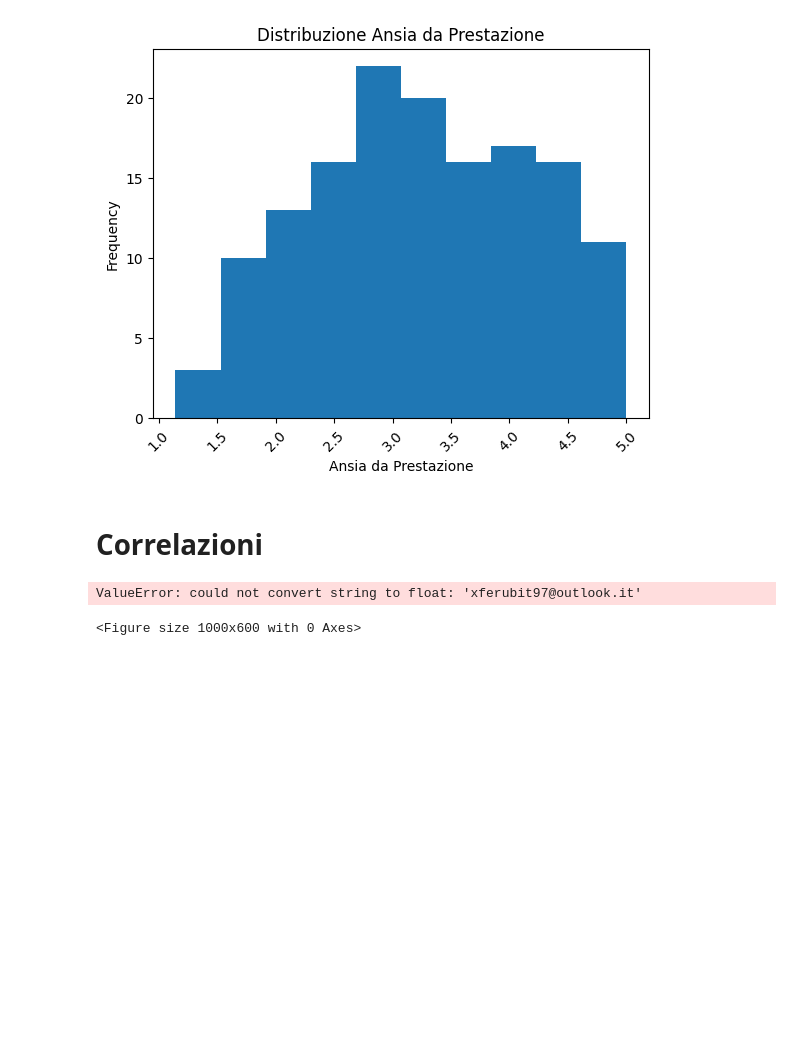
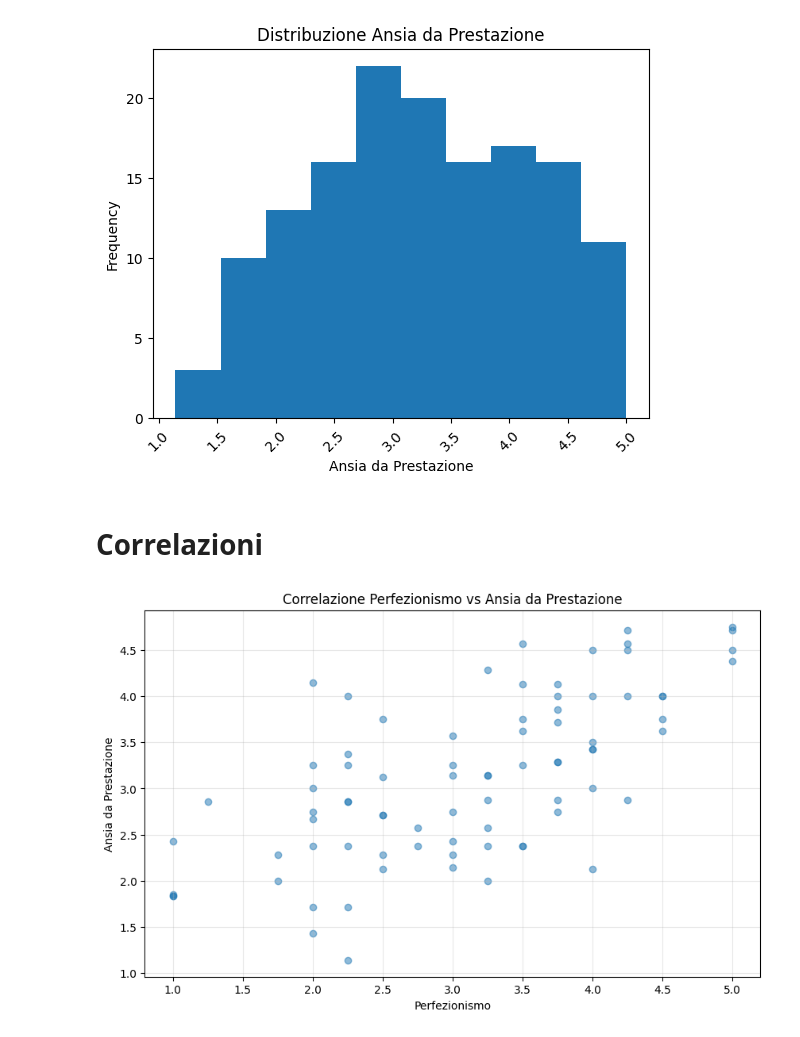
Before and after one commit to gaiacassinelli1/Project-Work, a Jupyter notebook: Analisi/analisi descrittiva.ipynb, the cells around one changed output. Saved outputs shown, nothing was run; the diff lists cells and outputs as text; code cells hidden in the pictures; blank space fills up the shorter version.

```diff
--- a/Analisi/analisi descrittiva.ipynb
+++ b/Analisi/analisi descrittiva.ipynb
@@ -36,6 +36,8 @@ df["ansia_lavorativa"] = df[["Item_12", "Item_13", "Item_14", "Item_15"]].mean(a
 df["perfezionismo"] = df[["Item_16", "Item_17", "Item_18", "Item_19"]].mean(axis=1)
 df["impatto_ansia"] = df[["Item_5", "Item_22", "Item_27", "Item_28", "Item_29"]].mean(axis=1)
 df["coping"] = df[["Item_23", "Item_24", "Item_25", "Item_26"]].mean(axis=1)
+# %%
+df['ansia'] = df[["ansia_prestazione", "ansia_accademica", "ansia_lavorativa"]].mean(axis=1)
 # %%
 df.info()
 # %% [output]
@@ -81,37 +83,12 @@ plt.xticks(rotation=45)
 [figure]
 # %% [markdown]
 # Correlazioni
-# %%
-import seaborn as sns
-
-plt.figure(figsize=(10, 6))
-sns.heatmap(df.corr(), annot=True, cmap='coolwarm')
-plt.show()
-# %% [output]
-ValueError: could not convert string to float: 'xferubit97@outlook.it'
-<Figure size 1000x600 with 0 Axes>
 # %%
-from scipy.stats import pearsonr
-
-# Calcola la correlazione tra perfezionismo e ansia da prestazione
-corr, p_value = pearsonr(df["perfezionismo"], df["ansia_prestazione"])
-
-# Scatter plot
 plt.figure(figsize=(10, 6))
 plt.scatter(df["perfezionismo"], df["ansia_prestazione"], alpha=0.5)
 plt.xlabel('Perfezionismo')
 plt.ylabel('Ansia da Prestazione')
-plt.title(f'Correlazione Perfezionismo vs Ansia da Prestazione\n(r = {corr:.3f}, p-value = {p_value:.4f})')
+plt.title(f'Correlazione Perfezionismo vs Ansia da Prestazione')
 plt.grid(True, alpha=0.3)
-
-# Aggiungi una linea di tendenza
-from numpy.polynomial import Polynomial
-z = Polynomial.fit(df["perfezionismo"], df["ansia_prestazione"], 1)
-x_line = np.linspace(df["perfezionismo"].min(), df["perfezionismo"].max(), 100)
-plt.plot(x_line, z(x_line), "r--", label='Trend line')
-plt.legend()
-plt.tight_layout()
-plt.show()
-
-print(f"Correlazione di Pearson: {corr:.4f}")
-print(f"P-value: {p_value:.4e}")
+# %% [output]
+[figure, added]
```
Also changed, not shown: parts of 3 cells of this notebook, 2 other files.
